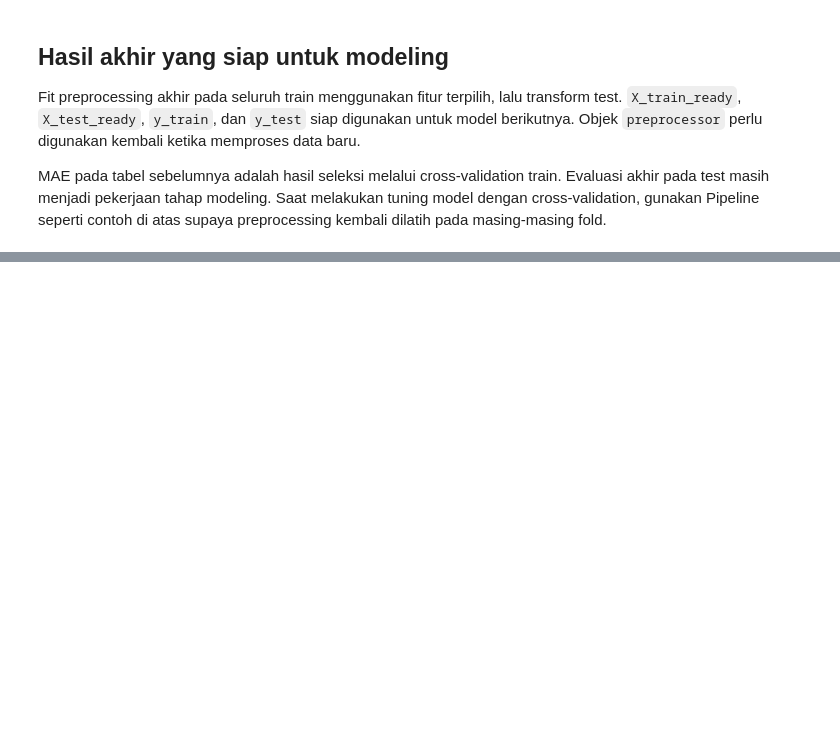
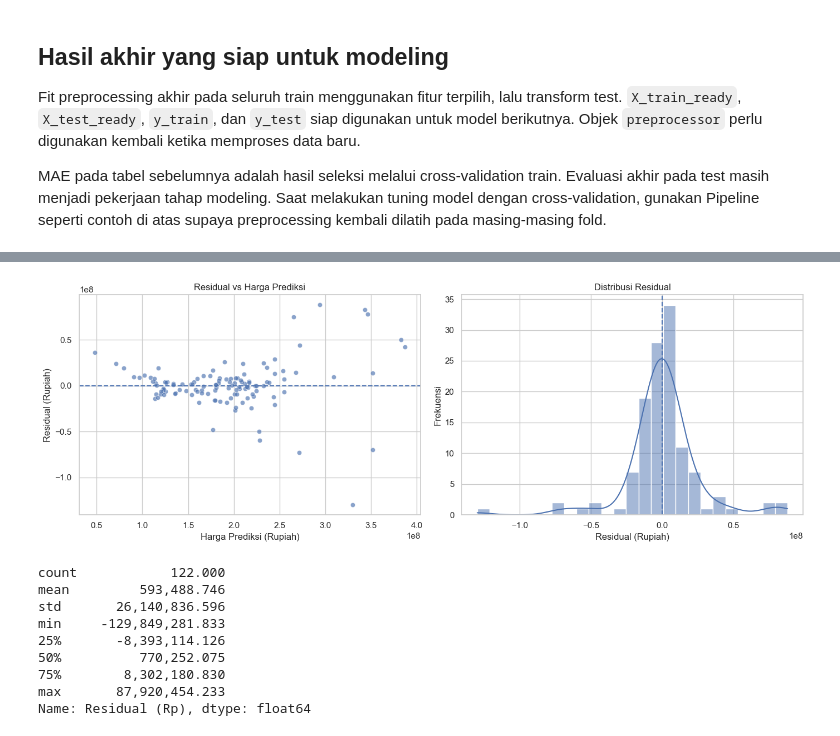
Before and after one commit to TimothyPadang/32_IF-C_bersifatopsional, a Jupyter notebook: Notebook/Prediksi_Harga_Mobil_Bekas_Regresi.ipynb, the cells around one changed output, grey strips where cells are left out. Drawn from its saved outputs; the diff is of its cells as text; code cells hidden in the pictures; blank space fills up the shorter version.

```diff
--- a/Notebook/Prediksi_Harga_Mobil_Bekas_Menggunakan_Regresi.ipynb
+++ b/Notebook/Prediksi_Harga_Mobil_Bekas_Regresi.ipynb
@@ -2026,0 +2601,42 @@ display(X_train_ready.head())
+# %%
+best_residual = actual_values - predicted_values
+
+fig, axes = plt.subplots(1, 2, figsize=(14, 5))
+
+sns.scatterplot(
+    x=predicted_values,
+    y=best_residual,
+    alpha=0.65,
+    ax=axes[0]
+)
+axes[0].axhline(0, linestyle="--")
+axes[0].set_title("Residual vs Harga Prediksi")
+axes[0].set_xlabel("Harga Prediksi (Rupiah)")
+axes[0].set_ylabel("Residual (Rupiah)")
+
+sns.histplot(
+    best_residual,
+    bins=25,
+    kde=True,
+    ax=axes[1]
+)
+axes[1].axvline(0, linestyle="--")
+axes[1].set_title("Distribusi Residual")
+axes[1].set_xlabel("Residual (Rupiah)")
+axes[1].set_ylabel("Frekuensi")
+
+plt.tight_layout()
+plt.show()
+
+display(pd.Series(best_residual, name="Residual (Rp)").describe())
+# %% [output]
+[figure, added]
+count            122.000
+mean         593,488.746
+std       26,140,836.596
+min     -129,849,281.833
+25%       -8,393,114.126
+50%          770,252.075
+75%        8,302,180.830
+max       87,920,454.233
+Name: Residual (Rp), dtype: float64
```
Also changed, not shown: parts of 38 cells of this notebook.
